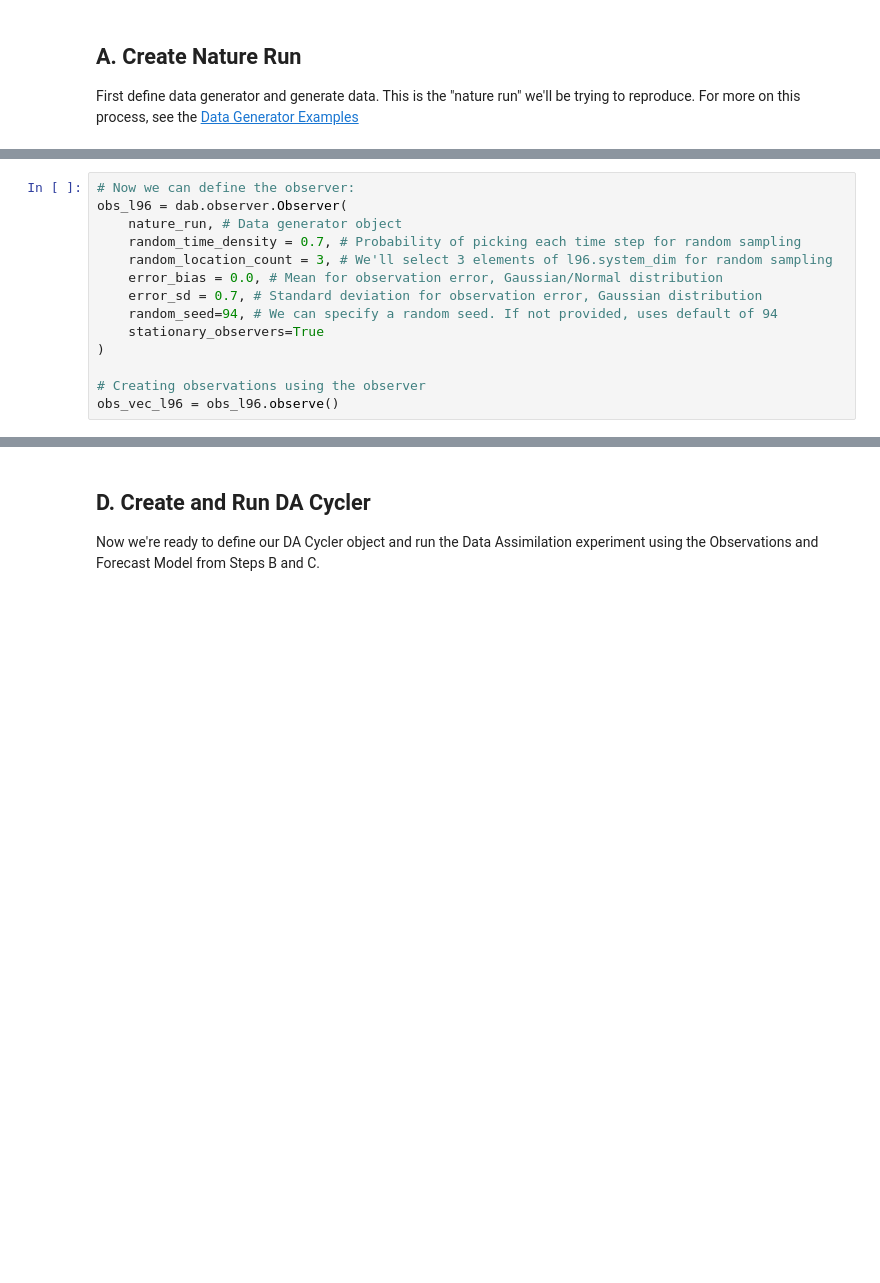
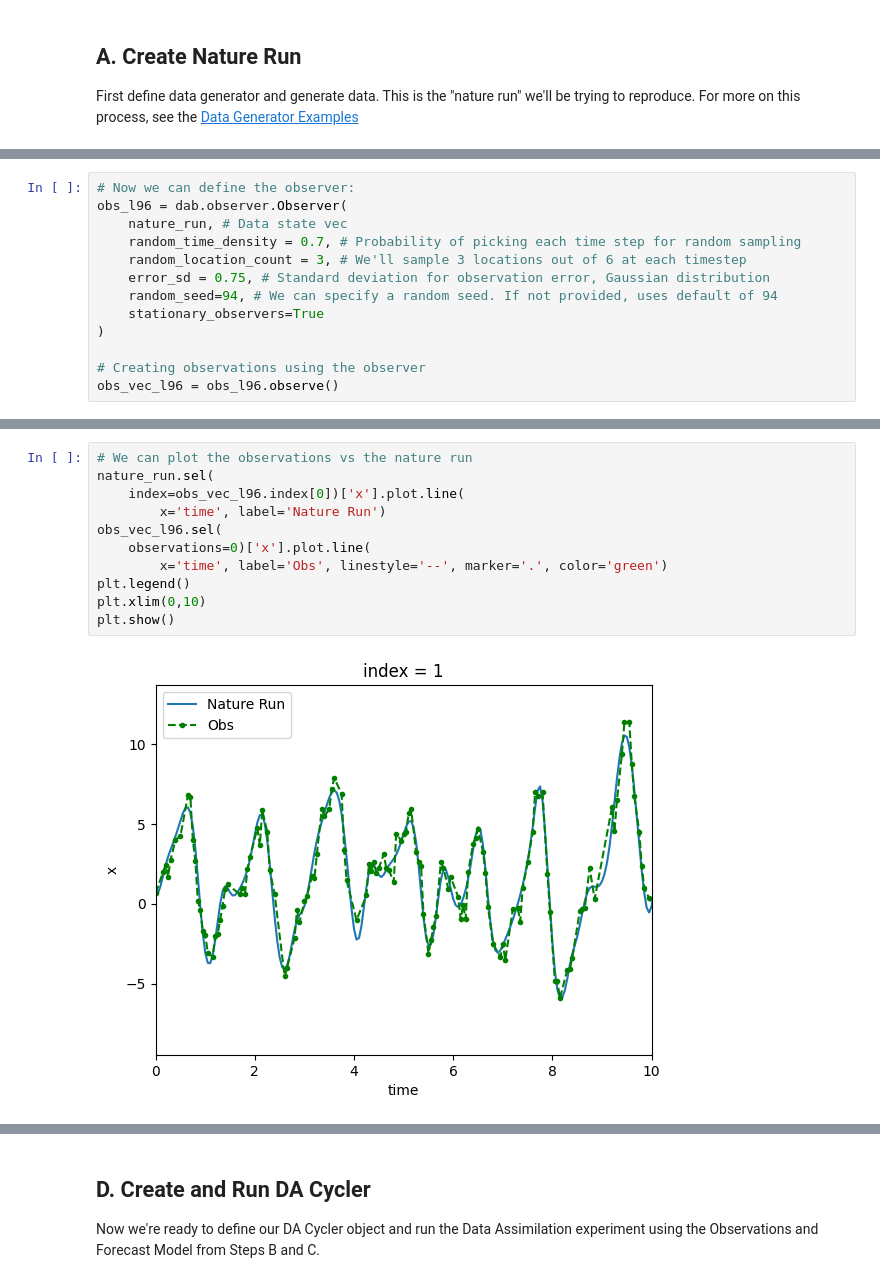
Before and after one commit to StevePny/DataAssimBench-Examples, a Jupyter notebook: examples/da_cycler/1-3DVar-Lorenz96.ipynb, the cells around one changed output, grey strips where cells are left out. Cells and saved outputs as stored; diff of their text form; blank space fills up the shorter version.

```diff
--- a/examples/da_cycler/1-3DVar-Lorenz96.ipynb
+++ b/examples/da_cycler/1-3DVar-Lorenz96.ipynb
@@ -23,11 +35,10 @@ In this case, we'll sample approximately 7/10ths of the timesteps and 3 of the 6
 # %%
 # Now we can define the observer:
 obs_l96 = dab.observer.Observer(
-    nature_run, # Data generator object
+    nature_run, # Data state vec
     random_time_density = 0.7, # Probability of picking each time step for random sampling
-    random_location_count = 3, # We'll select 3 elements of l96.system_dim for random sampling
-    error_bias = 0.0, # Mean for observation error, Gaussian/Normal distribution
-    error_sd = 0.7, # Standard deviation for observation error, Gaussian distribution
+    random_location_count = 3, # We'll sample 3 locations out of 6 at each timestep
+    error_sd = 0.75, # Standard deviation for observation error, Gaussian distribution
     random_seed=94, # We can specify a random seed. If not provided, uses default of 94
     stationary_observers=True
 )
@@ -37,3 +69,16 @@ obs_vec_l96 = obs_l96.observe()
+# %%
+# We can plot the observations vs the nature run
+nature_run.sel(
+    index=obs_vec_l96.index[0])['x'].plot.line(
+        x='time', label='Nature Run')
+obs_vec_l96.sel(
+    observations=0)['x'].plot.line(
+        x='time', label='Obs', linestyle='--', marker='.', color='green')
+plt.legend()
+plt.xlim(0,10)
+plt.show()
+# %% [output]
+[figure, added]
 # %% [markdown]
 ## C. Define Model
 
```
Also changed, not shown: parts of 16 cells of this notebook.
